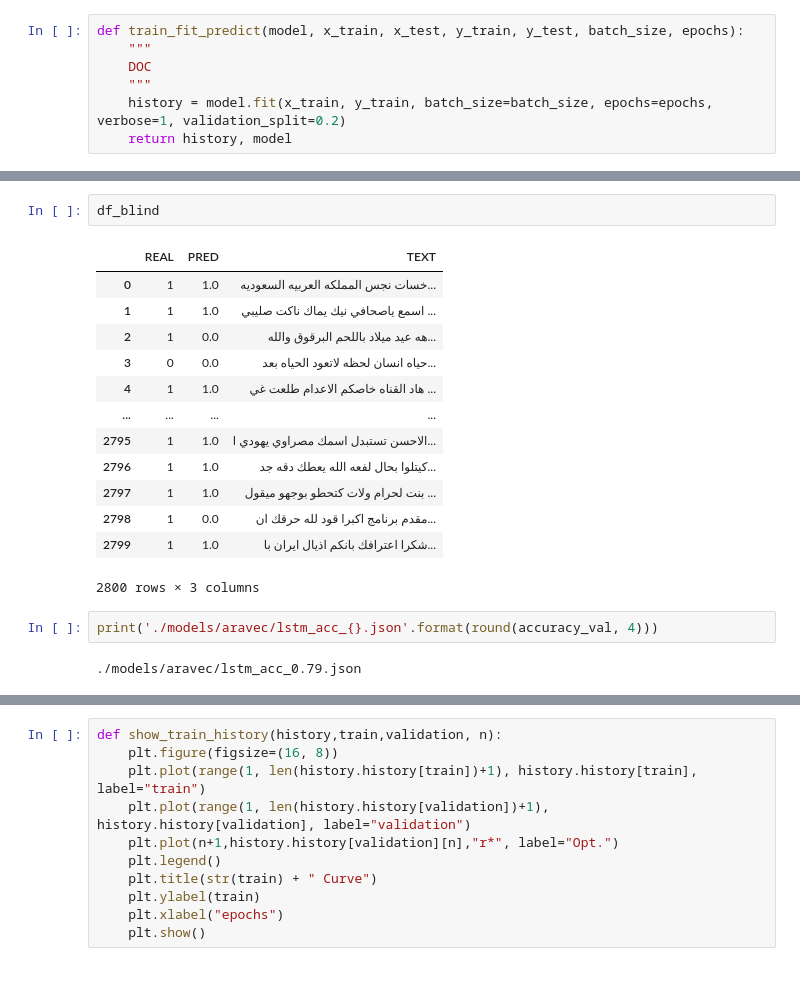
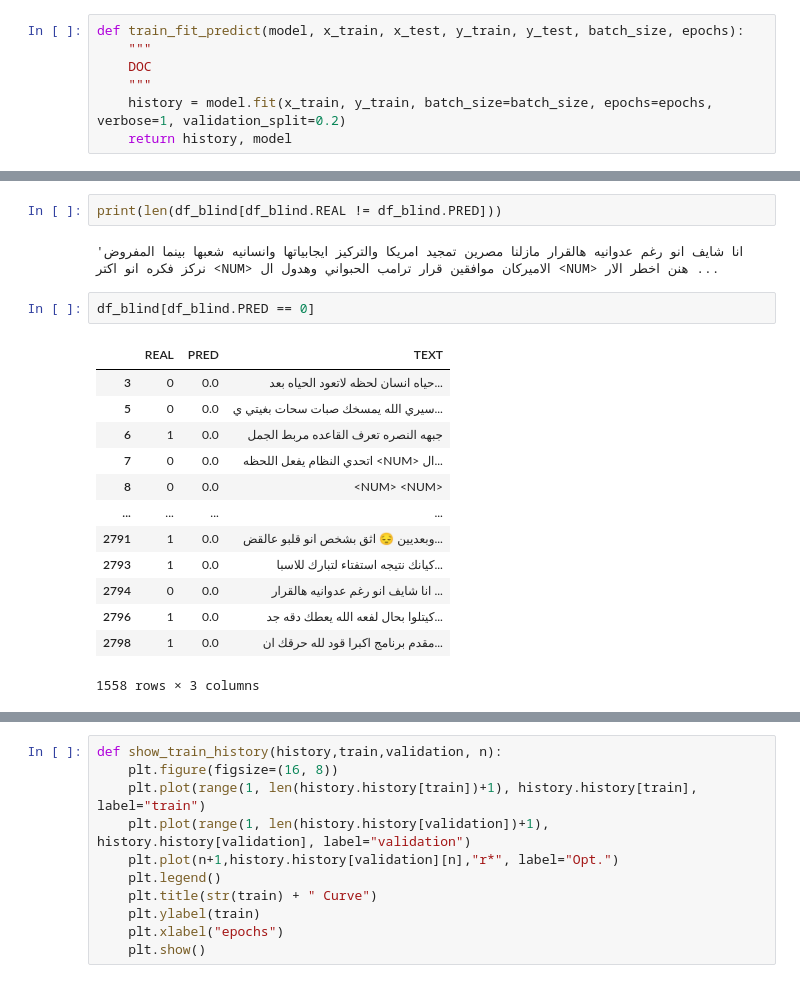
Before and after one commit to MouadBH/arabic-offensive-language-detection, a Jupyter notebook: LSTM_AraVec.ipynb, the cells around one changed output, grey strips where cells are left out. Drawn from its saved outputs; the diff is of its cells as text.

```diff
--- a/LSTM_AraVec.ipynb
+++ b/LSTM_AraVec.ipynb
@@ -332,22 +348,22 @@ Blind Test Accuracy:  0.7900
-# %%
-df_blind
-# %% [output]
-|  | REAL | PRED | TEXT |
-| 0 | 1 | 1.0 | خسات نجس المملكه العربيه السعوديه... |
-| 1 | 1 | 1.0 | اسمع ياصحافي نيك يماك ناكت صليبي ... |
-| 2 | 1 | 0.0 | هه عيد ميلاد باللحم البرقوق والله... |
-| 3 | 0 | 0.0 | حياه انسان لحظه لاتعود الحياه بعد... |
-| 4 | 1 | 1.0 | هاد القناه خاصكم الاعدام طلعت غي ... |
-| ... | ... | ... | ... |
-| 2795 | 1 | 1.0 | الاحسن تستبدل اسمك مصراوي يهودي ا... |
-| 2796 | 1 | 1.0 | كيتلوا بحال لفعه الله يعطك دقه جد... |
-| 2797 | 1 | 1.0 | بنت لحرام ولات كتحطو بوجهو ميقول ... |
-| 2798 | 1 | 0.0 | مقدم برنامج اكبرا قود لله حرقك ان... |
-| 2799 | 1 | 1.0 | شكرا اعترافك بانكم اذيال ايران با... |
-2800 rows × 3 columns
-# %%
-print('./models/aravec/lstm_acc_{}.json'.format(round(accuracy_val, 4)))
-# %% [output]
-./models/aravec/lstm_acc_0.79.json
+# %%
+print(len(df_blind[df_blind.REAL != df_blind.PRED]))
+# %% [output]
+'انا شايف انو رغم عدوانيه هالقرار مازلنا مصرين تمجيد امريكا والتركيز ايجابياتها وانسانيه شعبها بينما المفروض نركز فكره انو اكتر <NUM> الاميركان موافقين قرار ترامب الحبواني وهدول ال <NUM> هنن اخطر الار ...
+# %%
+df_blind[df_blind.PRED == 0]
+# %% [output]
+|  | REAL | PRED | TEXT |
+| 3 | 0 | 0.0 | حياه انسان لحظه لاتعود الحياه بعد... |
+| 5 | 0 | 0.0 | سيري الله يمسخك صبات سحات بغيتي ي... |
+| 6 | 1 | 0.0 | جبهه النصره تعرف القاعده مربط الجمل |
+| 7 | 0 | 0.0 | اتحدي النظام يفعل اللحظه <NUM> ال... |
+| 8 | 0 | 0.0 | <NUM> <NUM> |
+| ... | ... | ... | ... |
+| 2791 | 1 | 0.0 | وبعديين 😔 اثق بشخص انو قلبو عالقض... |
+| 2793 | 1 | 0.0 | كيانك نتيجه استفتاء لتبارك للاسبا... |
+| 2794 | 0 | 0.0 | انا شايف انو رغم عدوانيه هالقرار ... |
+| 2796 | 1 | 0.0 | كيتلوا بحال لفعه الله يعطك دقه جد... |
+| 2798 | 1 | 0.0 | مقدم برنامج اكبرا قود لله حرقك ان... |
+1558 rows × 3 columns
 # %%
 save_model('aravec', 'lstm', round(accuracy_val, 4))
```
Also changed, not shown: parts of 21 cells of this notebook.
